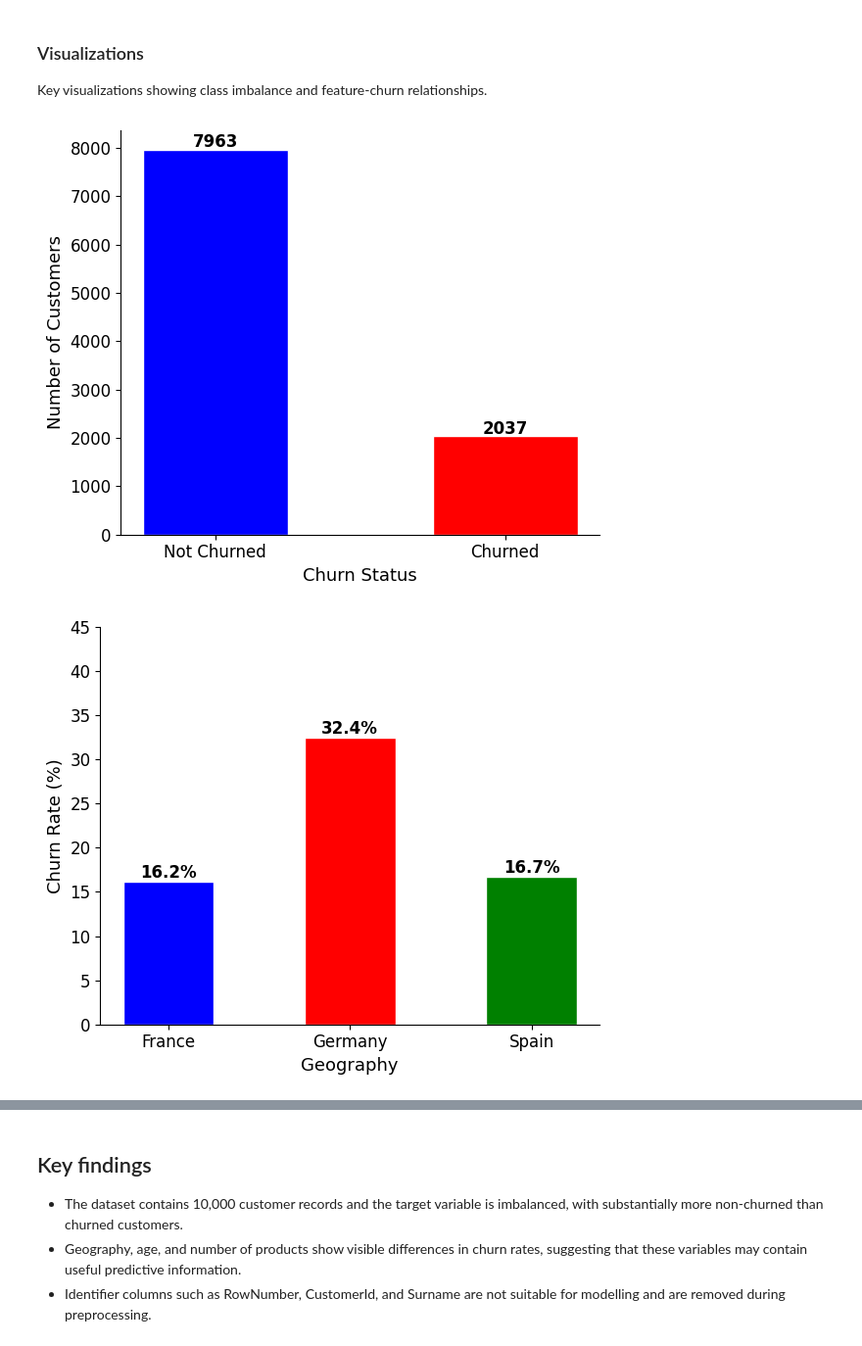
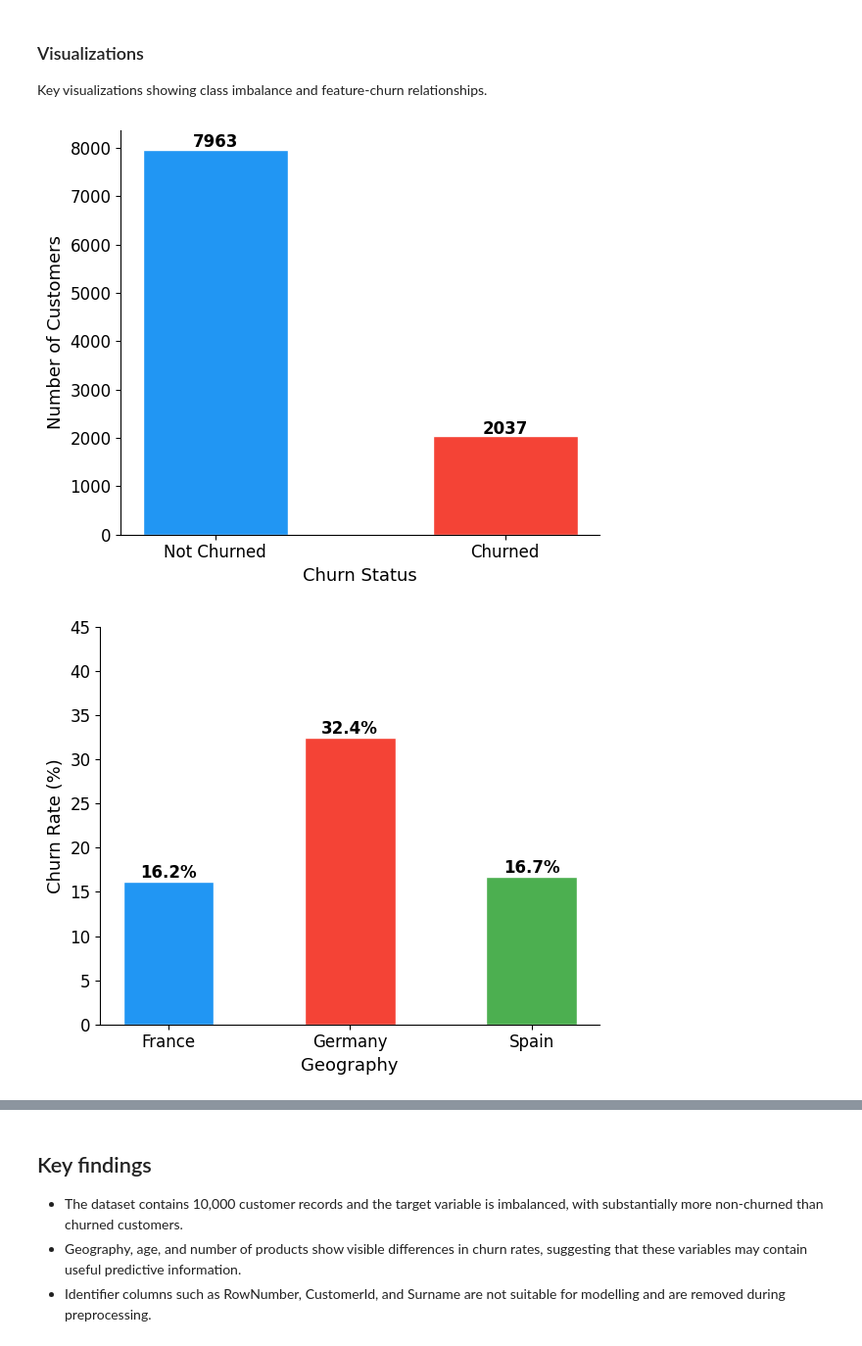
Before and after one commit to Yigit23ali/bsc-thesis-AutoML-churn-prediction, a Jupyter notebook: 1_data_exploration.ipynb, the cells around one changed output, grey strips where cells are left out. Shown at 98% size. Drawn from its saved outputs; the diff is of its cells as text; code cells hidden in the pictures.

```diff
--- a/1_data_exploration.ipynb
+++ b/1_data_exploration.ipynb
@@ -6,13 +6,10 @@ This notebook loads and explores the Bank Customer Churn dataset. The goal is to
 ### Setup
 # %%
 import matplotlib.pyplot as plt
-import os
 import warnings
 warnings.filterwarnings('ignore')
 
-from utils import load_and_preprocess
+from utils import load_and_preprocess, setup
 
-os.makedirs('figures', exist_ok=True)
-plt.rcParams['font.size'] = 12
-
+SEEDS = setup()
 print('Setup complete!')
@@ -38,33 +55,33 @@ Key visualizations showing class imbalance and feature-churn relationships.
 # %%
 # Figure 1: Class Distribution
 fig, ax = plt.subplots(figsize=(6, 5))
 
 bars = ax.bar(['Not Churned', 'Churned'],
               df['Exited'].value_counts().values,
-              color=['Blue', 'Red'], edgecolor='white', width=0.5)
+              color=['#2196F3', '#F44336'], edgecolor='white', width=0.5)
 
 ax.set_ylabel('Number of Customers', fontsize=13)
 ax.set_xlabel('Churn Status', fontsize=13)
 ax.tick_params(labelsize=12)
 ax.spines['top'].set_visible(False)
 ax.spines['right'].set_visible(False)
 
 for bar, v in zip(bars, df['Exited'].value_counts().values):
     ax.text(bar.get_x() + bar.get_width()/2, v + 50,
             str(v), ha='center', fontsize=12, fontweight='bold')
 
 plt.tight_layout()
 plt.savefig('figures/figure1_class_distribution.png', dpi=150, bbox_inches='tight')
 plt.show()
 # %% [output]
-[figure, old version]
+[figure, new version]
 # %%
 # Figure 2: Churn Rate by Geography
 fig, ax = plt.subplots(figsize=(6, 5))
 
 churn_by_geo = df.groupby('Geography')['Exited'].mean() * 100
 bars = ax.bar(churn_by_geo.index, churn_by_geo.values,
-              color=['Blue', 'Red', 'Green'], edgecolor='white', width=0.5)
+              color=['#2196F3', '#F44336', '#4CAF50'], edgecolor='white', width=0.5)
 
 ax.set_ylabel('Churn Rate (%)', fontsize=13)
 ax.set_xlabel('Geography', fontsize=13)
@@ -81,7 +98,7 @@ plt.tight_layout()
 plt.savefig('figures/figure2_churn_by_geography.png', dpi=150, bbox_inches='tight')
 plt.show()
 # %% [output]
-[figure, old version]
+[figure, new version]
 # %%
 # Figure 3: Churn Rate by Number of Products
 fig, ax = plt.subplots(figsize=(6, 5))
```
Also changed, not shown: parts of 3 cells of this notebook, 7 other files.
